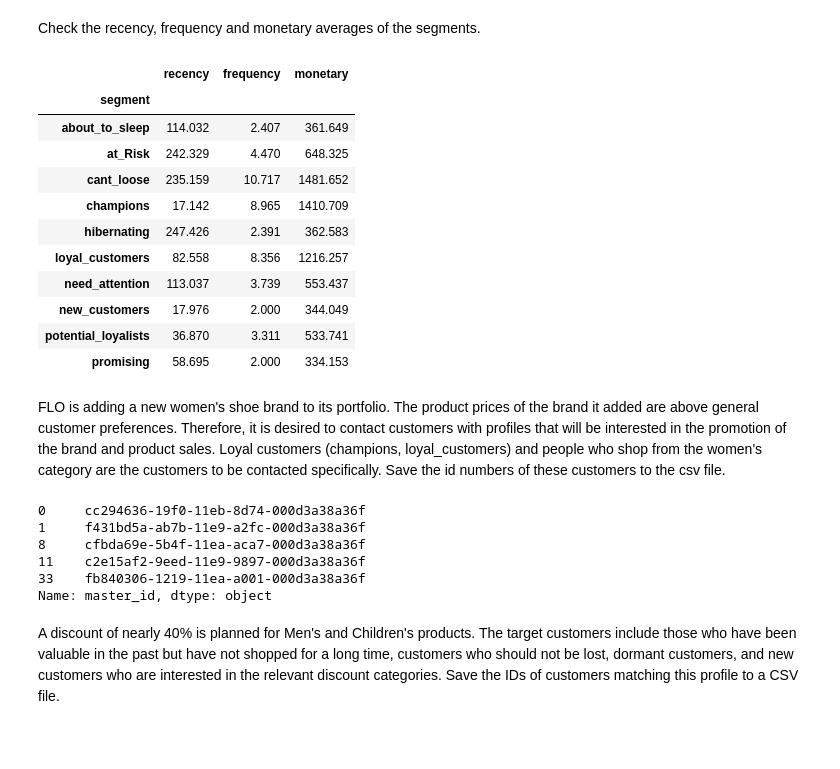
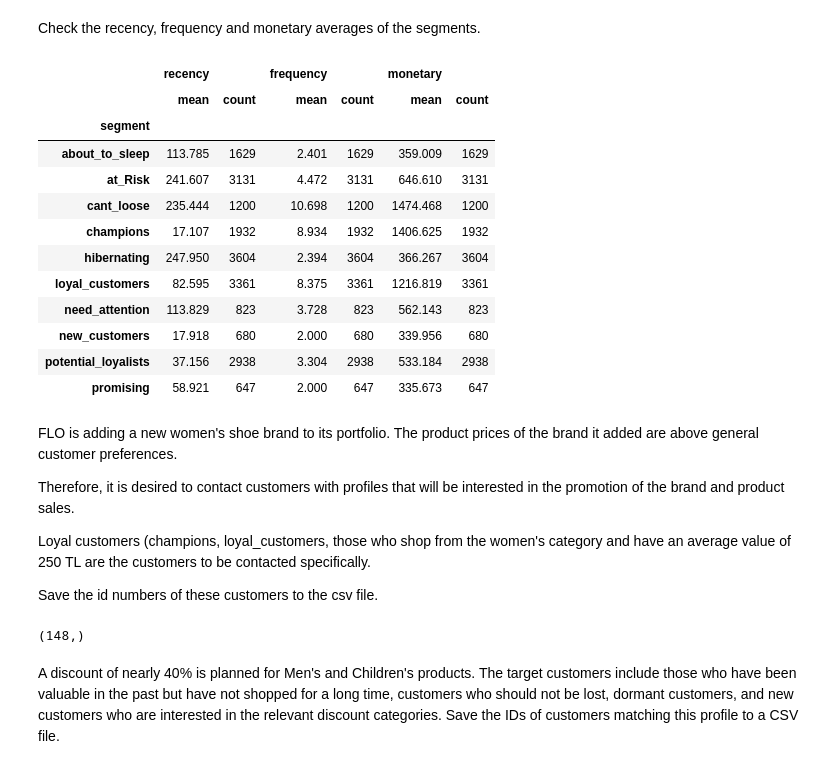
Before and after one commit to dilekdd/RFM_Analysis_Flo, a Jupyter notebook: rfm-analysis-flo.ipynb, the cells around one changed output. Drawn from its saved outputs; the diff is of its cells as text; code cells hidden in the pictures; blank space fills up the shorter version.

Commit message:
Kaggle Notebook | RFM_Analysis_Flo | Version 14

```diff
--- a/rfm-analysis-flo.ipynb
+++ b/rfm-analysis-flo.ipynb
@@ -298,8 +284,8 @@ The analysis date is 2 days after the date of the last purchase in the data set.
 # %%
 max_order_date = df["last_order_date"].max()
 
-today_date = max_order_date + pd.Timedelta(days=2)
-print(today_date)
+analysis_date = max_order_date + pd.Timedelta(days=2)
+print(analysis_date)
 # %% [output]
 2021-06-01 00:00:00
 # %% [markdown]
@@ -322,0 +293,8 @@ rfm.head()
+# %%
+rfm = pd.DataFrame()
+rfm["customer_id"] = df["master_id"]
+rfm["recency"] = (analysis_date - df["last_order_date"]).dt.days
+rfm["frequency"] = df["total_order_num"]
+rfm["monetary"] = df["total_customer_value"]
+
+rfm.head()
@@ -351,0 +337,3 @@ rfm.head()
+# %%
+rfm["RFM_SCORE"] = (rfm['recency_score'].astype(str) + rfm['frequency_score'].astype(str) + rfm['monetary_score'].astype(str))
+rfm.head()
@@ -369,4 +361,0 @@ Make master_id as a variable
-# %%
-rfm = rfm.reset_index()
-
-rfm.head()
@@ -405,38 +387,35 @@ plt.show()
 # %% [markdown]
 Check the recency, frequency and monetary averages of the segments.
 # %%
-rfm[["segment", "recency", "frequency", "monetary"]].groupby("segment").agg("mean")
+rfm[["segment", "recency", "frequency", "monetary"]].groupby("segment").agg(["mean", "count"])
 # %% [output]
-|  | recency | frequency | monetary |
-| segment |  |  |  |
-| about_to_sleep | 114.032 | 2.407 | 361.649 |
-| at_Risk | 242.329 | 4.470 | 648.325 |
-| cant_loose | 235.159 | 10.717 | 1481.652 |
-| champions | 17.142 | 8.965 | 1410.709 |
-| hibernating | 247.426 | 2.391 | 362.583 |
-| loyal_customers | 82.558 | 8.356 | 1216.257 |
-| need_attention | 113.037 | 3.739 | 553.437 |
-| new_customers | 17.976 | 2.000 | 344.049 |
-| potential_loyalists | 36.870 | 3.311 | 533.741 |
-| promising | 58.695 | 2.000 | 334.153 |
+|  | recency |  | frequency |  | monetary |  |
+|  | mean | count | mean | count | mean | count |
+| segment |  |  |  |  |  |  |
+| about_to_sleep | 113.785 | 1629 | 2.401 | 1629 | 359.009 | 1629 |
+| at_Risk | 241.607 | 3131 | 4.472 | 3131 | 646.610 | 3131 |
+| cant_loose | 235.444 | 1200 | 10.698 | 1200 | 1474.468 | 1200 |
+| champions | 17.107 | 1932 | 8.934 | 1932 | 1406.625 | 1932 |
+| hibernating | 247.950 | 3604 | 2.394 | 3604 | 366.267 | 3604 |
+| loyal_customers | 82.595 | 3361 | 8.375 | 3361 | 1216.819 | 3361 |
+| need_attention | 113.829 | 823 | 3.728 | 823 | 562.143 | 823 |
+| new_customers | 17.918 | 680 | 2.000 | 680 | 339.956 | 680 |
+| potential_loyalists | 37.156 | 2938 | 3.304 | 2938 | 533.184 | 2938 |
+| promising | 58.921 | 647 | 2.000 | 647 | 335.673 | 647 |
 # %% [markdown]
-FLO is adding a new women's shoe brand to its portfolio. The product prices of the brand it added are above general customer preferences. Therefore, it is desired to contact customers with profiles that will be interested in the promotion of the brand and product sales. Loyal customers (champions, loyal_customers) and people who shop from the women's category are the customers to be contacted specifically. Save the id numbers of these customers to the csv file.
+FLO is adding a new women's shoe brand to its portfolio. The product prices of the brand it added are above general customer preferences.
+
+Therefore, it is desired to contact customers with profiles that will be interested in the promotion of the brand and product sales.
+
+Loyal customers (champions, loyal_customers, those who shop from the women's category and have an average value of 250 TL are the customers to be contacted specifically.
+
+Save the id numbers of these customers to the csv file.
-# %%
-merged_df = pd.merge(df, rfm, on="master_id", how="inner")
-target_segments = ["champions", "loyal_customers"]
-target_customers = merged_df[(merged_df["segment"].isin(target_segments)) &
-                             (merged_df["interested_in_categories_12"].str.contains("KADIN"))]
-
-target_customers_list = target_customers["master_id"]
-target_customers_list.head()
-
-#target_customers_list.to_csv("yeni_marka_hedef_müşteri_id.csv", index=False)
-# %% [output]
-0     cc294636-19f0-11eb-8d74-000d3a38a36f
-1     f431bd5a-ab7b-11e9-a2fc-000d3a38a36f
-8     cfbda69e-5b4f-11ea-aca7-000d3a38a36f
-11    c2e15af2-9eed-11e9-9897-000d3a38a36f
-33    fb840306-1219-11ea-a001-000d3a38a36f
-Name: master_id, dtype: object
+# %%
+target_segments_customer_ids = rfm[rfm["segment"].isin(["champions","loyal_customers"])]["customer_id"]
+cust_ids = df[(df["master_id"].isin(target_segments_customer_ids)) & (df["total_customer_value"]/df["total_order_num"] > 250)&(df["interested_in_categories_12"].str.contains("KADIN"))]["master_id"]
+#cust_ids.to_csv("yeni_marka_hedef_müşteri_id.csv", index=False)
+cust_ids.shape
+# %% [output]
+(148,)
 # %% [markdown]
 A discount of nearly 40% is planned for Men's and Children's products. The target customers include those who have been valuable in the past but have not shopped for a long time, customers who should not be lost, dormant customers, and new customers who are interested in the relevant discount categories. Save the IDs of customers matching this profile to a CSV file.
```
Also changed, not shown: parts of 17 cells of this notebook.
